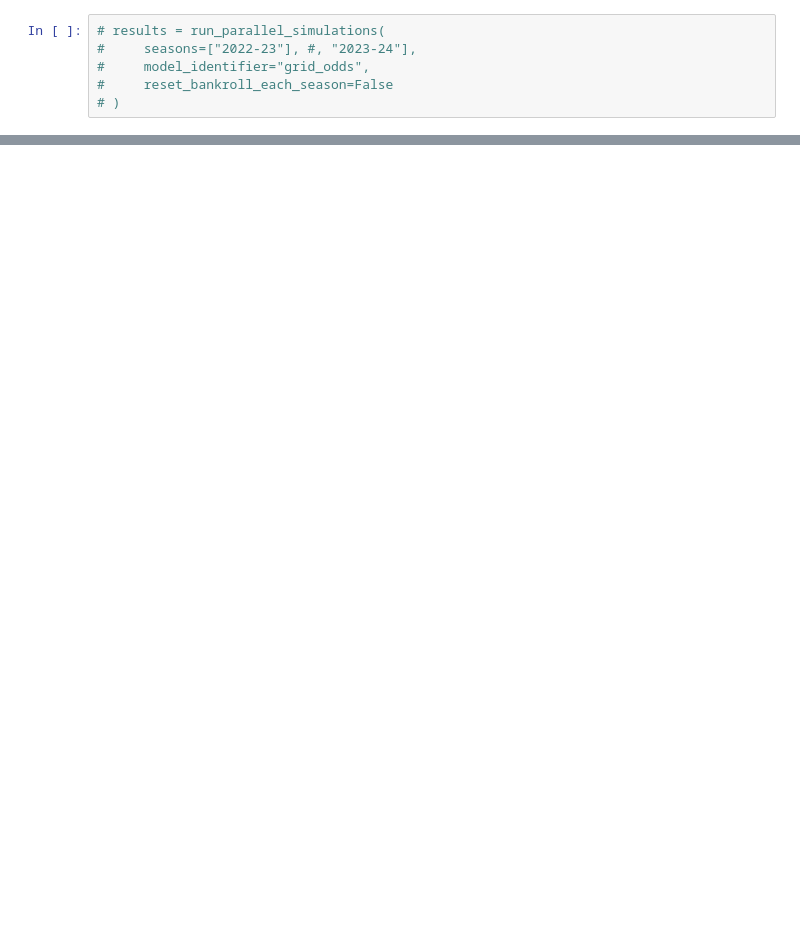
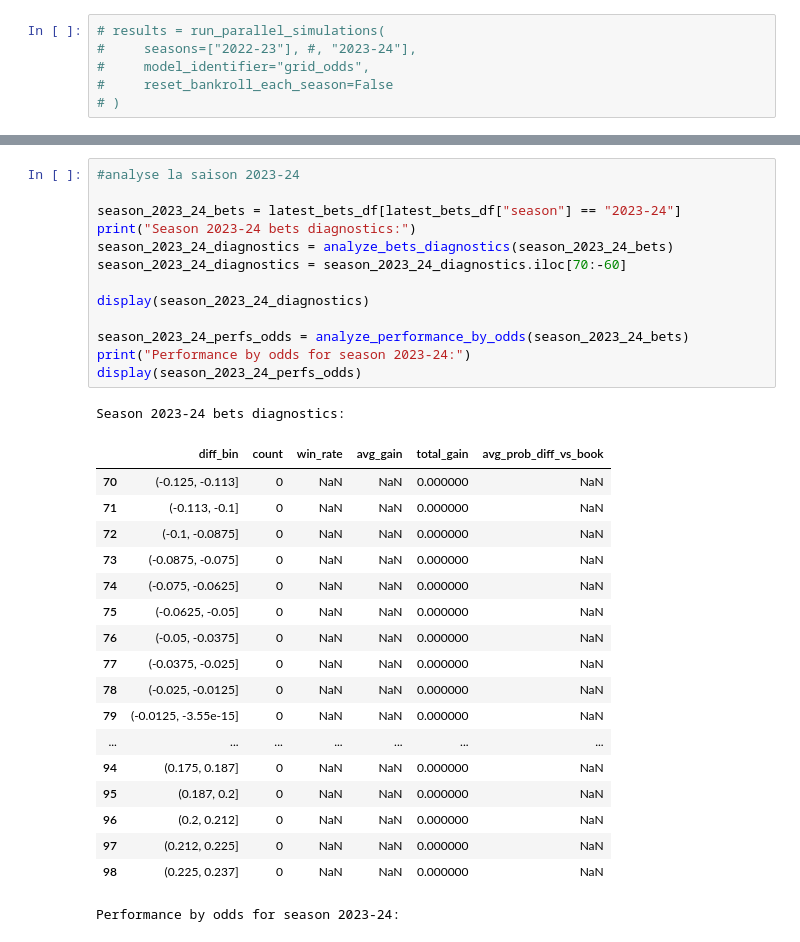
Before and after one commit to SirGenkii/NBA_Predictor, a Jupyter notebook: 09_betting_simulation.ipynb, the cells around one changed output, grey strips where cells are left out. Drawn from its saved outputs; the diff is of its cells as text; blank space fills up the shorter version.

```diff
--- a/09_betting_simulation.ipynb
+++ b/09_betting_simulation.ipynb
@@ -139,0 +164,33 @@ Latest simulation file: data\simulations\bets_2025-06-02_14-44-03.csv
+# %%
+#analyse la saison 2023-24
+
+season_2023_24_bets = latest_bets_df[latest_bets_df["season"] == "2023-24"]
+print("Season 2023-24 bets diagnostics:")
+season_2023_24_diagnostics = analyze_bets_diagnostics(season_2023_24_bets)
+season_2023_24_diagnostics = season_2023_24_diagnostics.iloc[70:-60]
+
+display(season_2023_24_diagnostics)
+
+season_2023_24_perfs_odds = analyze_performance_by_odds(season_2023_24_bets)
+print("Performance by odds for season 2023-24:")
+display(season_2023_24_perfs_odds)
+# %% [output]
+Season 2023-24 bets diagnostics:
+|  | diff_bin | count | win_rate | avg_gain | total_gain | avg_prob_diff_vs_book |
+| 70 | (-0.125, -0.113] | 0 | NaN | NaN | 0.000000 | NaN |
+| 71 | (-0.113, -0.1] | 0 | NaN | NaN | 0.000000 | NaN |
+| 72 | (-0.1, -0.0875] | 0 | NaN | NaN | 0.000000 | NaN |
+| 73 | (-0.0875, -0.075] | 0 | NaN | NaN | 0.000000 | NaN |
+| 74 | (-0.075, -0.0625] | 0 | NaN | NaN | 0.000000 | NaN |
+| 75 | (-0.0625, -0.05] | 0 | NaN | NaN | 0.000000 | NaN |
+| 76 | (-0.05, -0.0375] | 0 | NaN | NaN | 0.000000 | NaN |
+| 77 | (-0.0375, -0.025] | 0 | NaN | NaN | 0.000000 | NaN |
+| 78 | (-0.025, -0.0125] | 0 | NaN | NaN | 0.000000 | NaN |
+| 79 | (-0.0125, -3.55e-15] | 0 | NaN | NaN | 0.000000 | NaN |
+| ... | ... | ... | ... | ... | ... | ... |
+| 94 | (0.175, 0.187] | 0 | NaN | NaN | 0.000000 | NaN |
+| 95 | (0.187, 0.2] | 0 | NaN | NaN | 0.000000 | NaN |
+| 96 | (0.2, 0.212] | 0 | NaN | NaN | 0.000000 | NaN |
+| 97 | (0.212, 0.225] | 0 | NaN | NaN | 0.000000 | NaN |
+| 98 | (0.225, 0.237] | 0 | NaN | NaN | 0.000000 | NaN |
+Performance by odds for season 2023-24:
```
Also changed, not shown: parts of 7 cells of this notebook, 21 other files.
